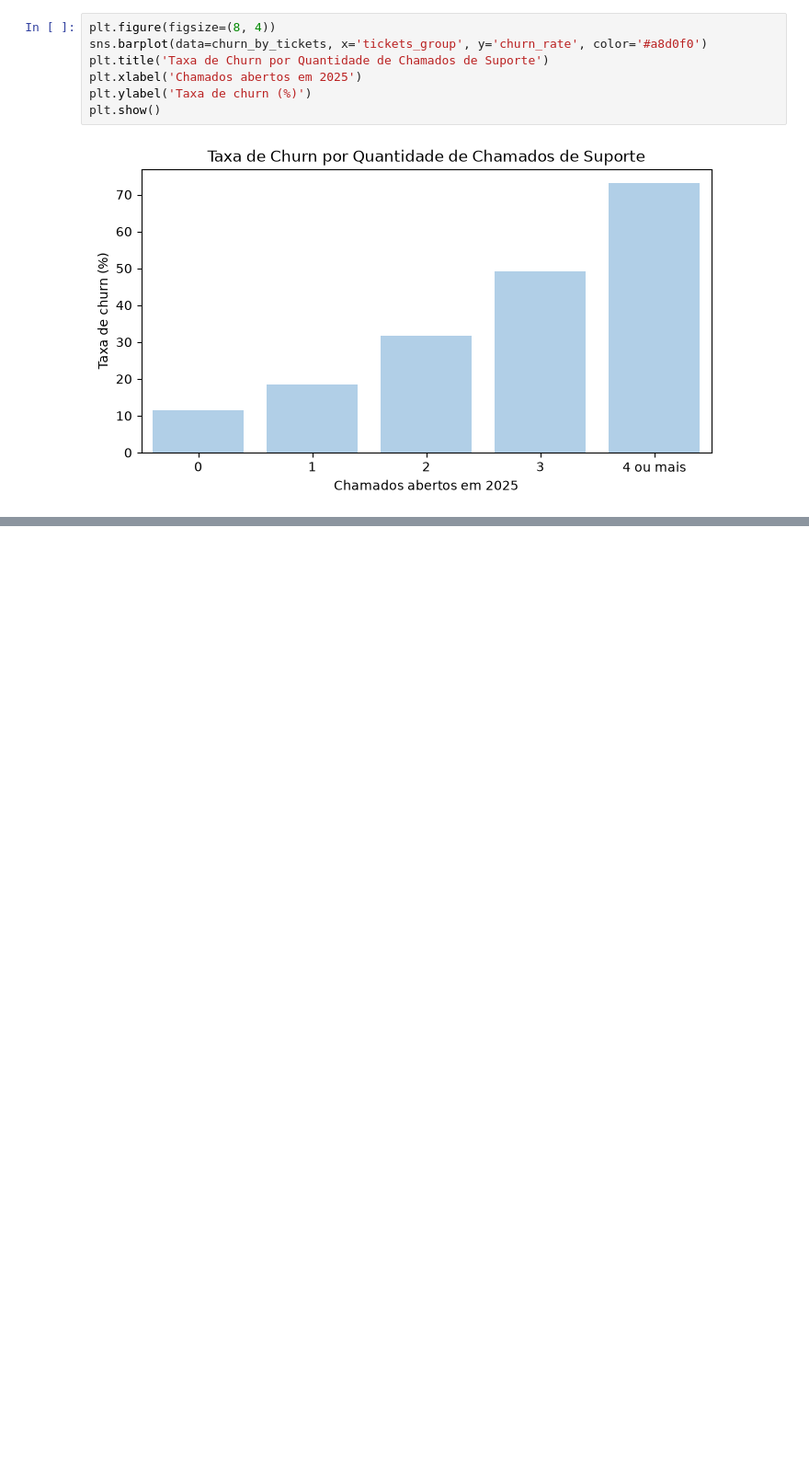
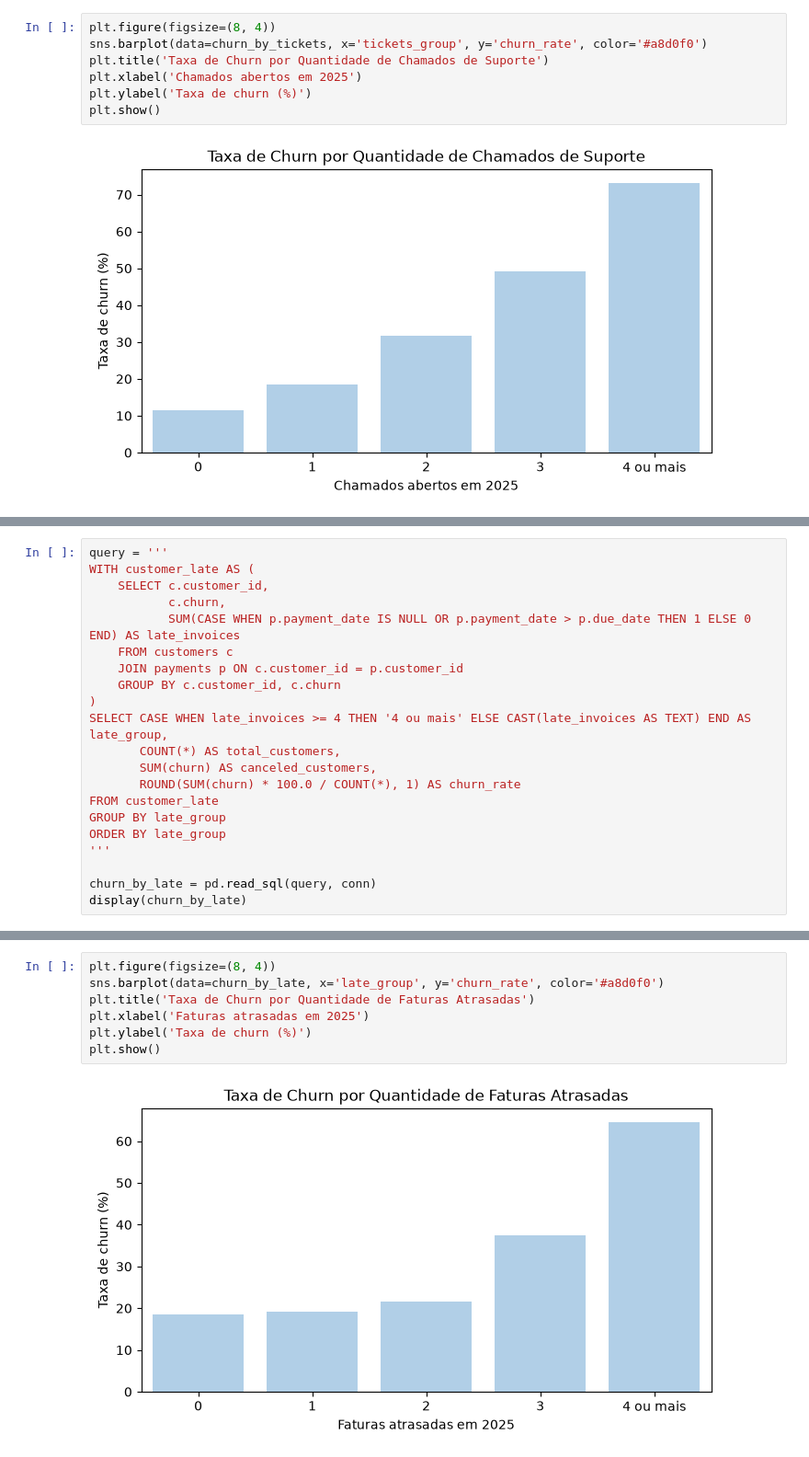
Before and after one commit to ricardo-paganini/subscription-churn-analysis, a Jupyter notebook: churn_analysis.ipynb, the cells around one changed output, grey strips where cells are left out. Shown at 92% size. Cells and saved outputs as stored; diff of their text form; blank space fills up the shorter version.

Commit message:
Add support tickets observations and churn by late invoices analysis

```diff
--- a/churn_analysis.ipynb
+++ b/churn_analysis.ipynb
@@ -607,0 +625,21 @@ plt.show()
+# %%
+query = '''
+WITH customer_late AS (
+    SELECT c.customer_id,
+           c.churn,
+           SUM(CASE WHEN p.payment_date IS NULL OR p.payment_date > p.due_date THEN 1 ELSE 0 END) AS late_invoices
+    FROM customers c
+    JOIN payments p ON c.customer_id = p.customer_id
+    GROUP BY c.customer_id, c.churn
+)
+SELECT CASE WHEN late_invoices >= 4 THEN '4 ou mais' ELSE CAST(late_invoices AS TEXT) END AS late_group,
+       COUNT(*) AS total_customers,
+       SUM(churn) AS canceled_customers,
+       ROUND(SUM(churn) * 100.0 / COUNT(*), 1) AS churn_rate
+FROM customer_late
+GROUP BY late_group
+ORDER BY late_group
+'''
+
+churn_by_late = pd.read_sql(query, conn)
+display(churn_by_late)
@@ -607,0 +653,9 @@ plt.show()
+# %%
+plt.figure(figsize=(8, 4))
+sns.barplot(data=churn_by_late, x='late_group', y='churn_rate', color='#a8d0f0')
+plt.title('Taxa de Churn por Quantidade de Faturas Atrasadas')
+plt.xlabel('Faturas atrasadas em 2025')
+plt.ylabel('Taxa de churn (%)')
+plt.show()
+# %% [output]
+[figure, added]
```
Also changed, not shown: parts of 3 cells of this notebook.
